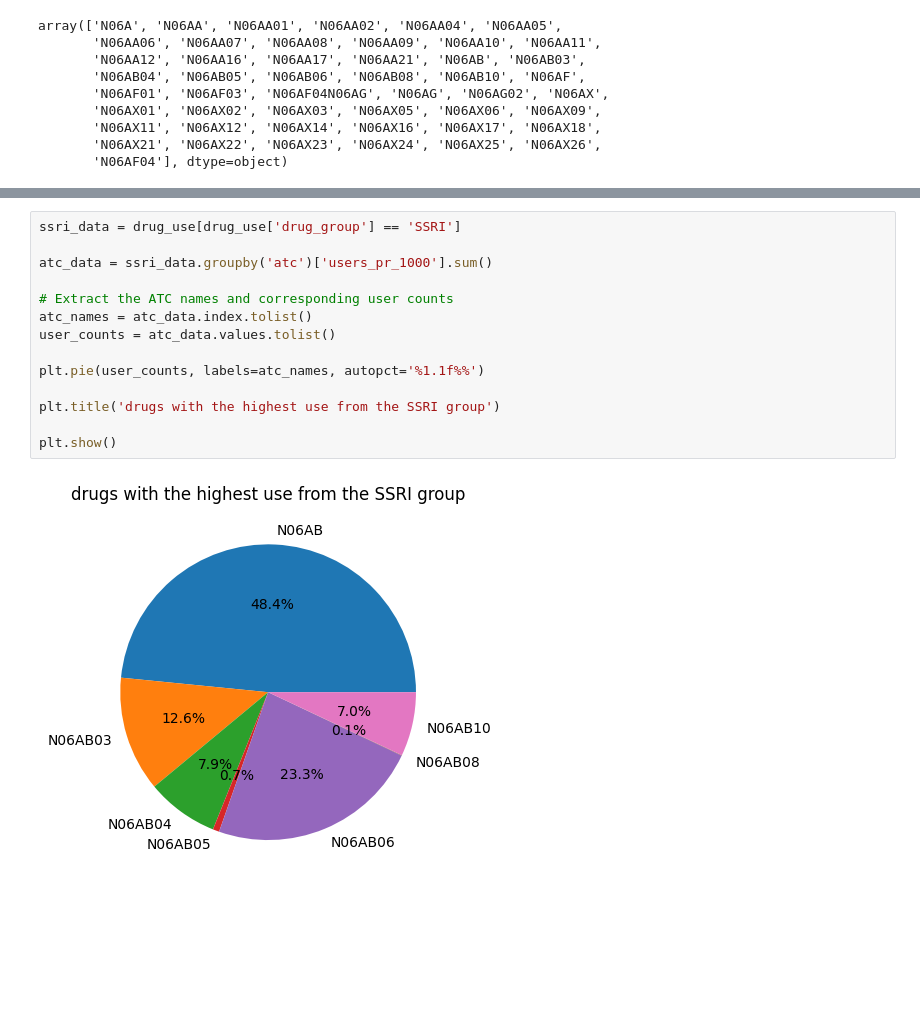
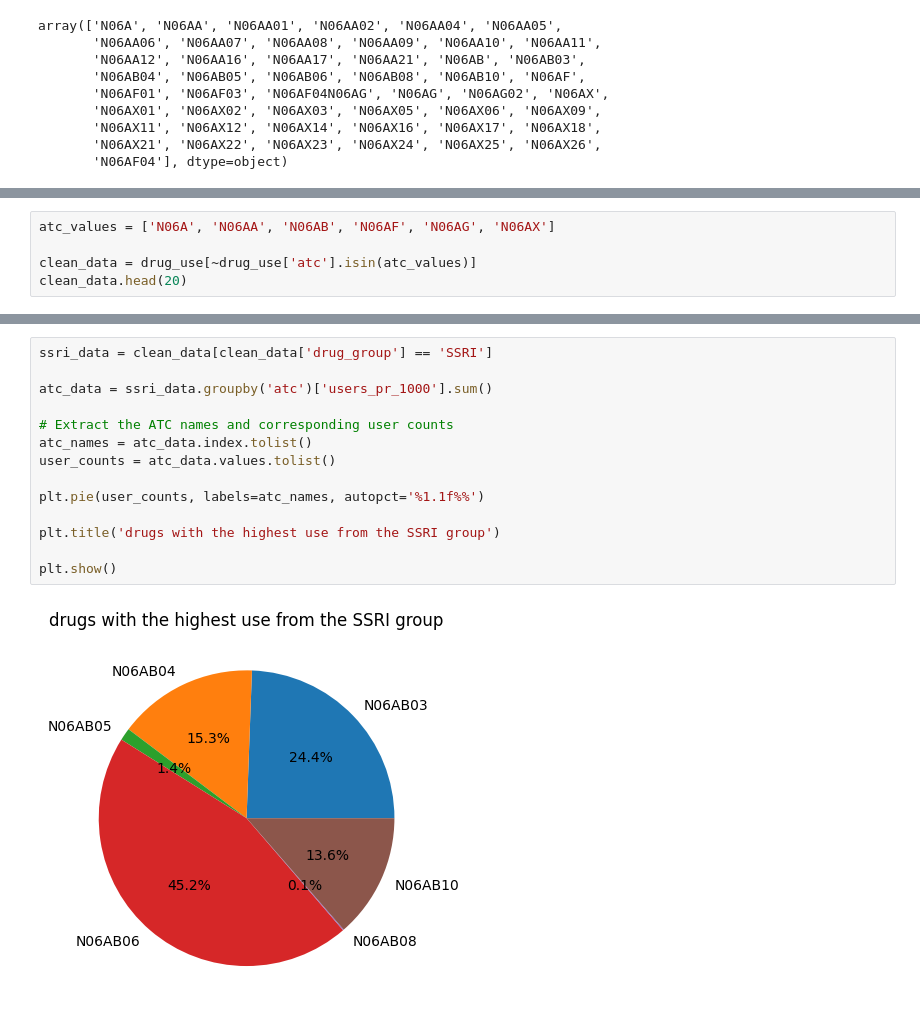
Before and after one commit to Shahar94/EDA-Project, a Jupyter notebook: EDA_project.ipynb, the cells around one changed output, grey strips where cells are left out. Cells and saved outputs as stored; diff of their text form; blank space fills up the shorter version.

```diff
--- a/EDA_project.ipynb
+++ b/EDA_project.ipynb
@@ -189,0 +90,5 @@ array(['5-9', '10-14', '15-19'], dtype=object)
+# %%
+atc_values = ['N06A', 'N06AA', 'N06AB', 'N06AF', 'N06AG', 'N06AX']
+
+clean_data = drug_use[~drug_use['atc'].isin(atc_values)]
+clean_data.head(20)
@@ -298,17 +401,17 @@ plt.show()
 # %%
-ssri_data = drug_use[drug_use['drug_group'] == 'SSRI']
+ssri_data = clean_data[clean_data['drug_group'] == 'SSRI']
 
 atc_data = ssri_data.groupby('atc')['users_pr_1000'].sum()
 
 # Extract the ATC names and corresponding user counts
 atc_names = atc_data.index.tolist()
 user_counts = atc_data.values.tolist()
 
 plt.pie(user_counts, labels=atc_names, autopct='%1.1f%%')
 
 plt.title('drugs with the highest use from the SSRI group')
 
 plt.show()
 # %% [output]
-[figure, old version]
+[figure, new version]
 # %%
```
Also changed, not shown: parts of 32 cells of this notebook.
